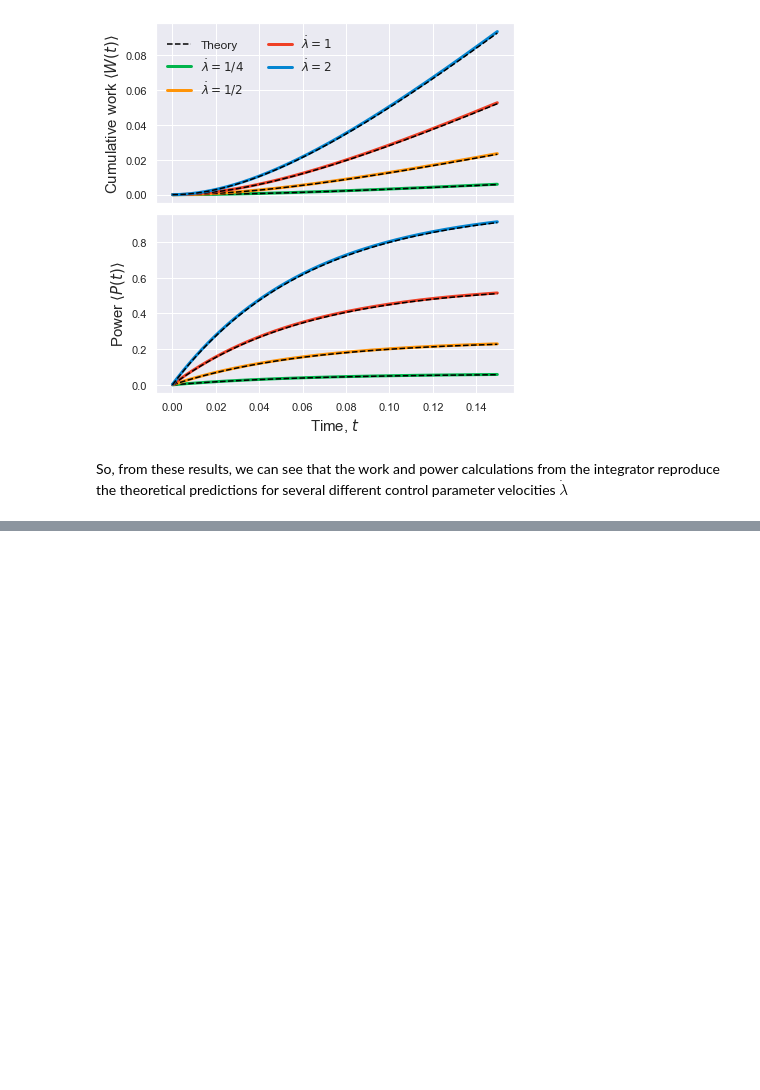
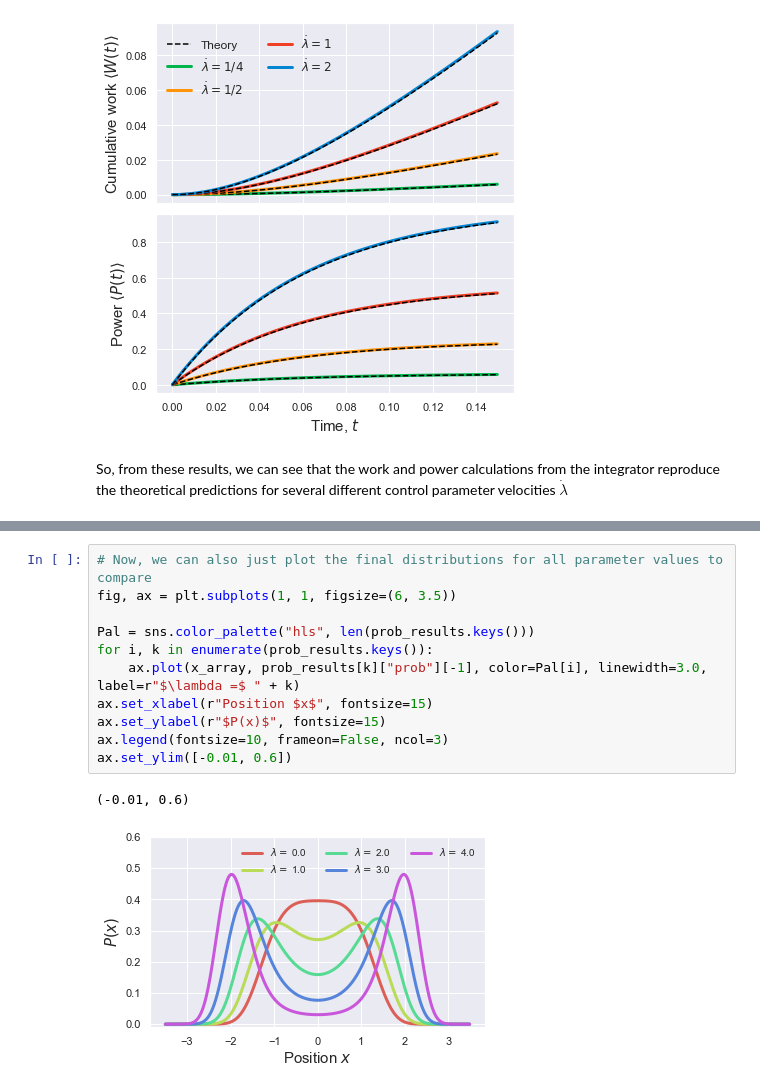
Before and after one commit to StevenJLarge/FokkerPlanck, a Jupyter notebook: notebooks/04-slarge-advection-diffusion.ipynb, the cells around one changed output, grey strips where cells are left out. Saved outputs shown, nothing was run; the diff lists cells and outputs as text; blank space fills up the shorter version.

```diff
--- a/notebooks/04-slarge-advection-diffusion.ipynb
+++ b/notebooks/04-slarge-advection-diffusion.ipynb
@@ -377,0 +460,14 @@ So, from these results, we can see that the work and power calculations from the
+# %%
+# Now, we can also just plot the final distributions for all parameter values to compare
+fig, ax = plt.subplots(1, 1, figsize=(6, 3.5))
+
+Pal = sns.color_palette("hls", len(prob_results.keys()))
+for i, k in enumerate(prob_results.keys()):
+    ax.plot(x_array, prob_results[k]["prob"][-1], color=Pal[i], linewidth=3.0, label=r"$\lambda =$ " + k)
+ax.set_xlabel(r"Position $x$", fontsize=15)
+ax.set_ylabel(r"$P(x)$", fontsize=15)
+ax.legend(fontsize=10, frameon=False, ncol=3)
+ax.set_ylim([-0.01, 0.6])
+# %% [output]
+(-0.01, 0.6)
+[figure, added]
```
Also changed, not shown: parts of 5 cells of this notebook.
